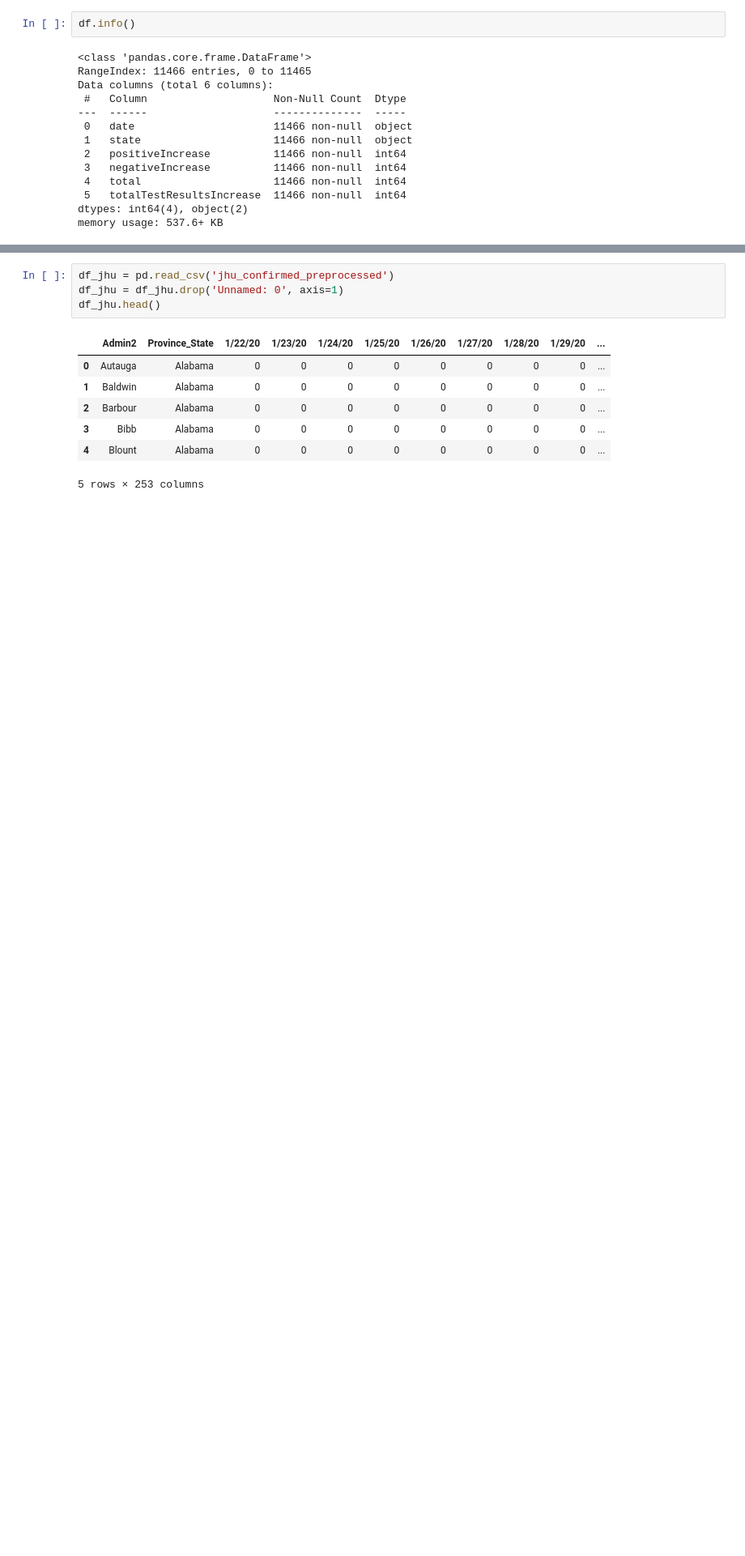
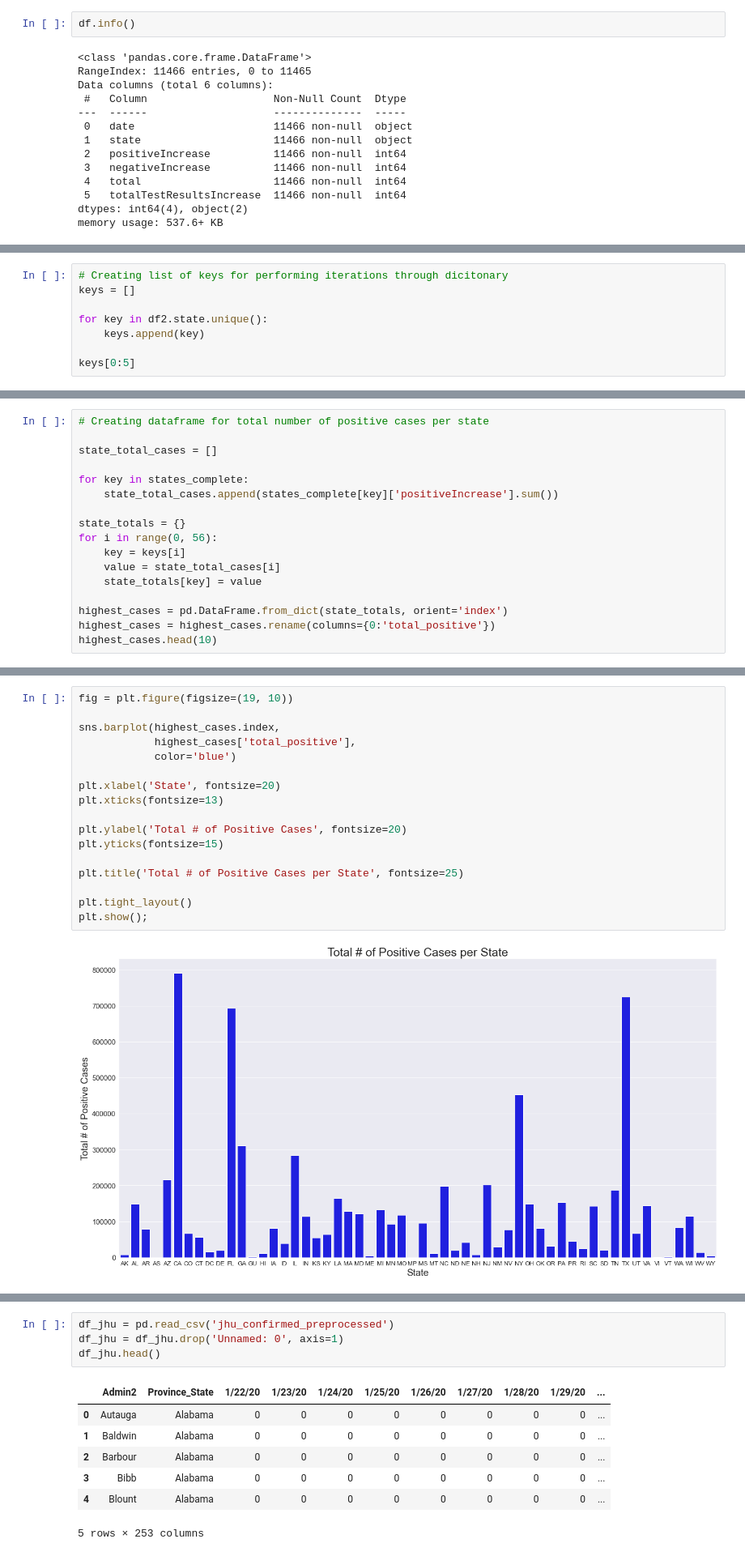
Before and after one commit to bmauss/COVID_Forecast, a Jupyter notebook: 2 Exploratory Data Analysis.ipynb, the cells around one changed output, grey strips where cells are left out. Shown at 81% size. Saved outputs shown, nothing was run; the diff lists cells and outputs as text; blank space fills up the shorter version.

```diff
--- a/2 Exploratory Data Analysis.ipynb
+++ b/2 Exploratory Data Analysis.ipynb
@@ -145,0 +175,8 @@ WY
+# %%
+# Creating list of keys for performing iterations through dicitonary
+keys = []
+
+for key in df2.state.unique():
+    keys.append(key)
+
+keys[0:5]
@@ -145,0 +188,17 @@ WY
+# %%
+# Creating dataframe for total number of positive cases per state
+
+state_total_cases = []
+
+for key in states_complete:
+    state_total_cases.append(states_complete[key]['positiveIncrease'].sum())
+
+state_totals = {}
+for i in range(0, 56):
+    key = keys[i]
+    value = state_total_cases[i]
+    state_totals[key] = value
+
+highest_cases = pd.DataFrame.from_dict(state_totals, orient='index')
+highest_cases = highest_cases.rename(columns={0:'total_positive'})
+highest_cases.head(10)
@@ -145,0 +221,19 @@ WY
+# %%
+fig = plt.figure(figsize=(19, 10))
+
+sns.barplot(highest_cases.index,
+            highest_cases['total_positive'],
+            color='blue')
+
+plt.xlabel('State', fontsize=20)
+plt.xticks(fontsize=13)
+
+plt.ylabel('Total # of Positive Cases', fontsize=20)
+plt.yticks(fontsize=15)
+
+plt.title('Total # of Positive Cases per State', fontsize=25)
+
+plt.tight_layout()
+plt.show();
+# %% [output]
+[figure, added]
```
Also changed, not shown: parts of 49 cells of this notebook.
